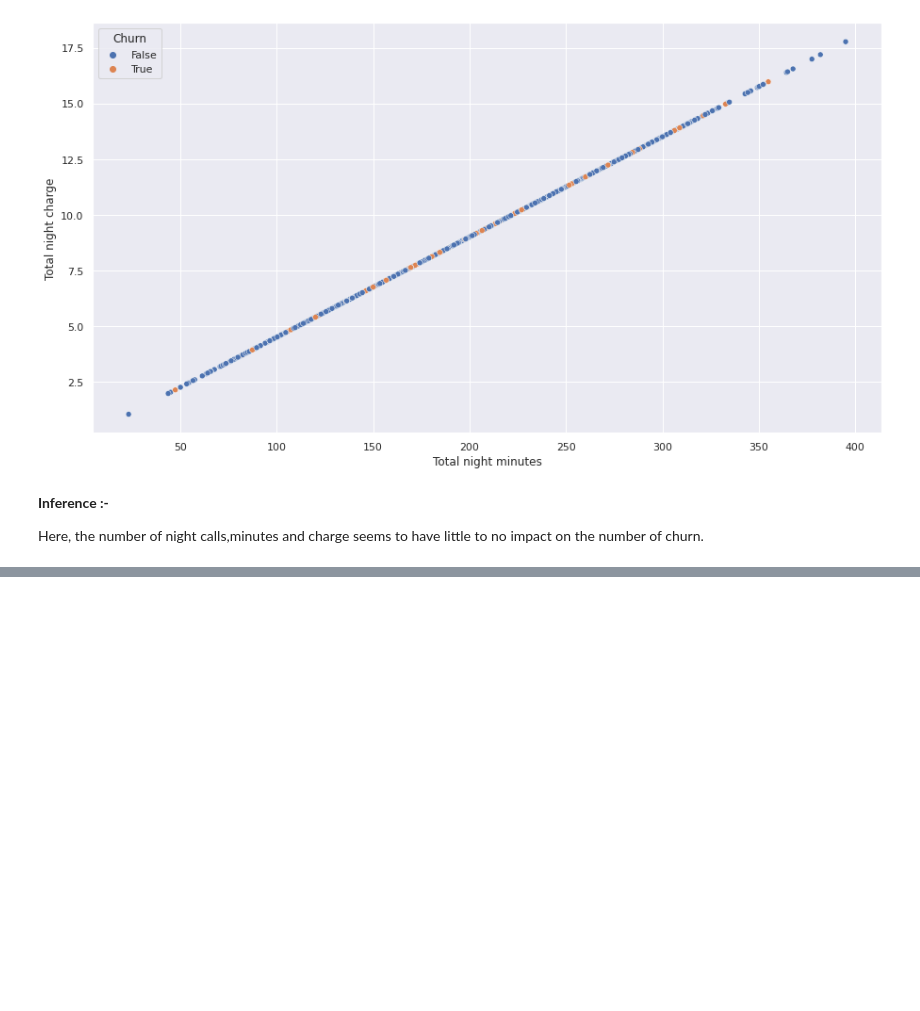
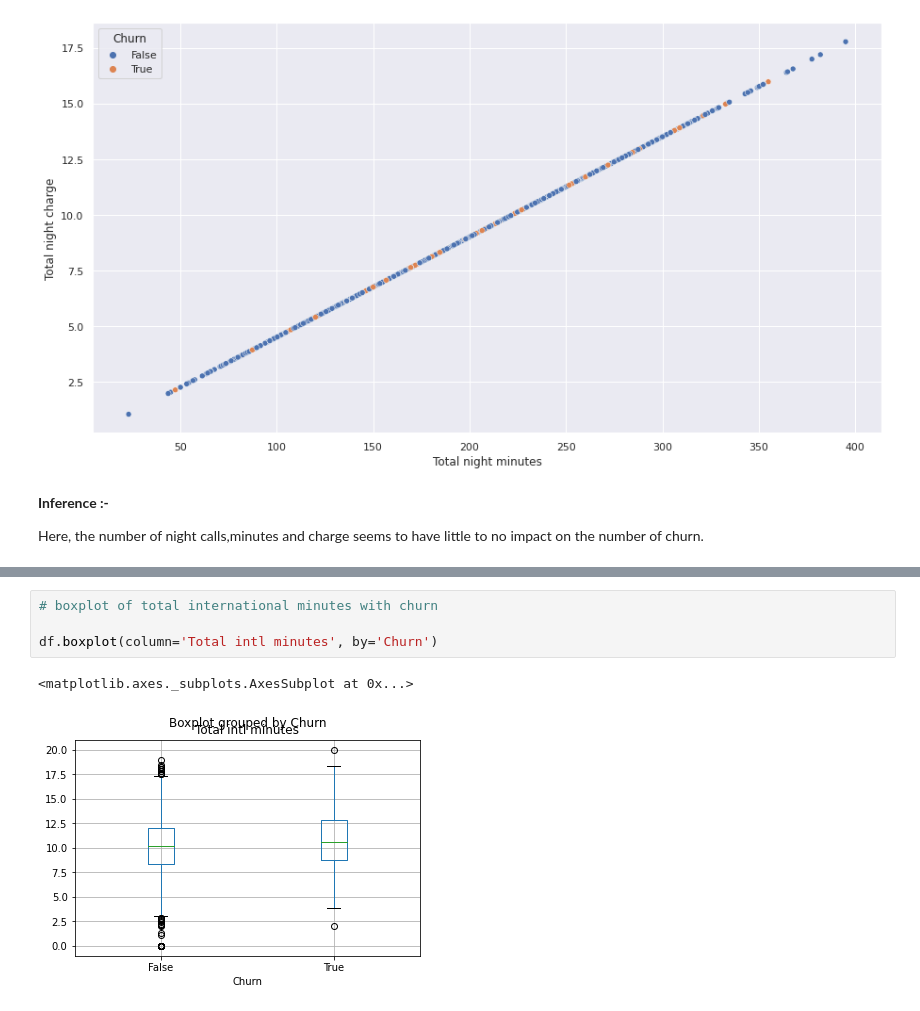
Before and after one commit to CKhumba/Telecom-Churn-Analysis, a Jupyter notebook: Telecom_Churn_Analysis_Capstone_Project.ipynb, the cells around one changed output, grey strips where cells are left out. Saved outputs shown, nothing was run; the diff lists cells and outputs as text; blank space fills up the shorter version.

```diff
--- a/Telecom_Churn_Analysis_Capstone_Project.ipynb
+++ b/Telecom_Churn_Analysis_Capstone_Project.ipynb
@@ -719,0 +741,7 @@ Here, the number of night calls,minutes and charge seems to have little to no im
+# %%
+# boxplot of total international minutes with churn
+
+df.boxplot(column='Total intl minutes', by='Churn')
+# %% [output]
+<matplotlib.axes._subplots.AxesSubplot at 0x...>
+[figure, added]
```
Also changed, not shown: parts of 32 cells of this notebook.
